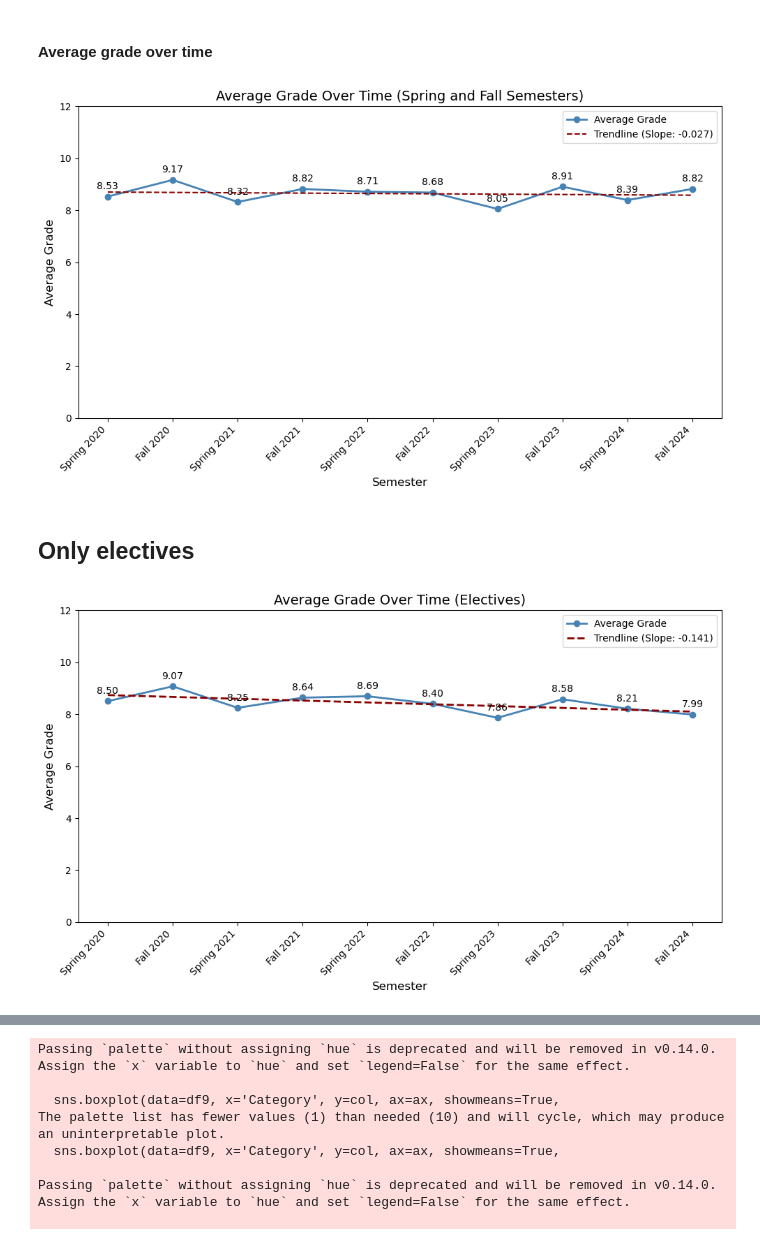
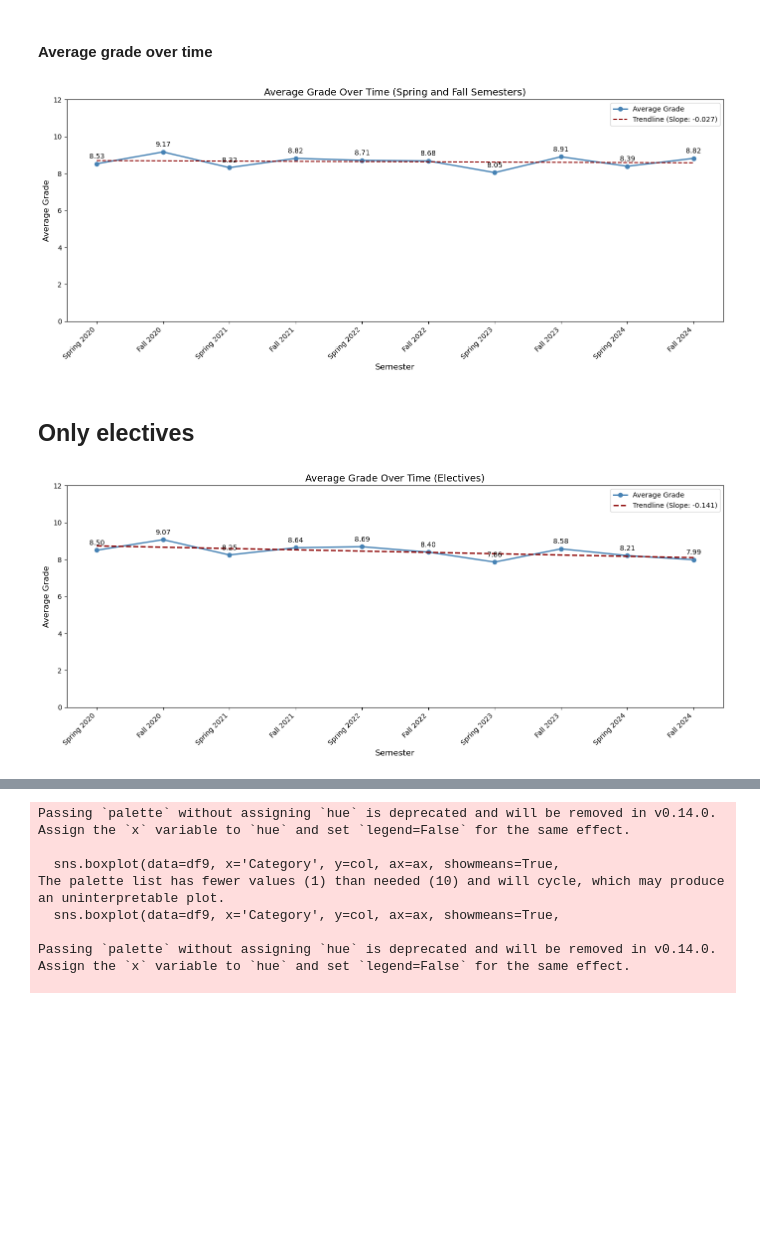
Before and after one commit to Alex-Nielsen-manden/Alex-Nielsen-manden.github.io, a Jupyter notebook: Data load/Final Project B.ipynb, the cells around one changed output, grey strips where cells are left out. Drawn from its saved outputs; the diff is of its cells as text; code cells hidden in the pictures; blank space fills up the shorter version.

Commit message:
figure size test

```diff
--- a/Data load/Final Project B.ipynb
+++ b/Data load/Final Project B.ipynb
@@ -575,7 +575,7 @@ intercept = model.intercept_
 slope_label = f"Slope: {slope:.3f}"
 
 # Plotting
-plt.figure(figsize=(10, 6))
+plt.figure(figsize=(14, 6))
 
 # Plot the average grades over time (original color - blue)
 plt.plot(grades_over_time['Time'], grades_over_time['Average grade'], marker='o', color='steelblue', linestyle='-', linewidth=2, label='Average Grade')
@@ -599,34 +599,34 @@ plt.xticks(x_ticks, labels=x_labels, rotation=45, ha='right', fontsize=10)
 # Add data labels on the plot for each point with bold annotation
 for i, row in grades_over_time.iterrows():
     plt.text(row['Time'], row['Average grade'] + 0.2, f"{row['Average grade']:.2f}",
              ha='center', va='bottom', fontsize=10, color='black')
 
 # Remove the grid for a cleaner look
 plt.grid(False)
 
 # Annotate the trendline with an arrow and label
 plt.annotate(f'Trend: {slope_label}',
              xy=(0.8, 10),  # Position near the trendline (adjust for better visibility)
              xytext=(0.8, 9),  # Slightly shifted to make space for the label
              textcoords='figure fraction',
              fontsize=12,
              ha='center',
              va='center',
              color='darkred',
              bbox=dict(facecolor='white', edgecolor='darkred', boxstyle='round,pad=0.3'),
              arrowprops=dict(arrowstyle="->", connectionstyle="arc3,rad=.3", color='darkred'))
 
 # Show the legend
 plt.legend()
 
 # Adjust layout for better spacing
 plt.tight_layout()
 
 plt.savefig("average_grade_semester.png", dpi=300, bbox_inches="tight")
 # Show the plot
 plt.show()
 # %% [output]
-[figure, old version]
+[figure, new version]
 # %% [markdown]
 ## Only electives
 # %%
@@ -665,7 +665,7 @@ slope = model.coef_[0]
 slope_label = f"Slope: {slope:.3f}"
 
 # Plotting
-plt.figure(figsize=(10, 6))
+plt.figure(figsize=(14, 6))
 
 # Plot average grades
 plt.plot(grades_over_time['Time'], grades_over_time['Average grade'],
@@ -700,7 +700,7 @@ plt.tight_layout()
 plt.savefig("average_grade_semester_electives.png", dpi=300, bbox_inches="tight")
 plt.show()
 # %% [output]
-[figure, old version]
+[figure, new version]
 # %%
 # Copy and filter for electives
 df_n4 = CD.copy()
```
Also changed, not shown: parts of 7 cells of this notebook, 8 other files.
